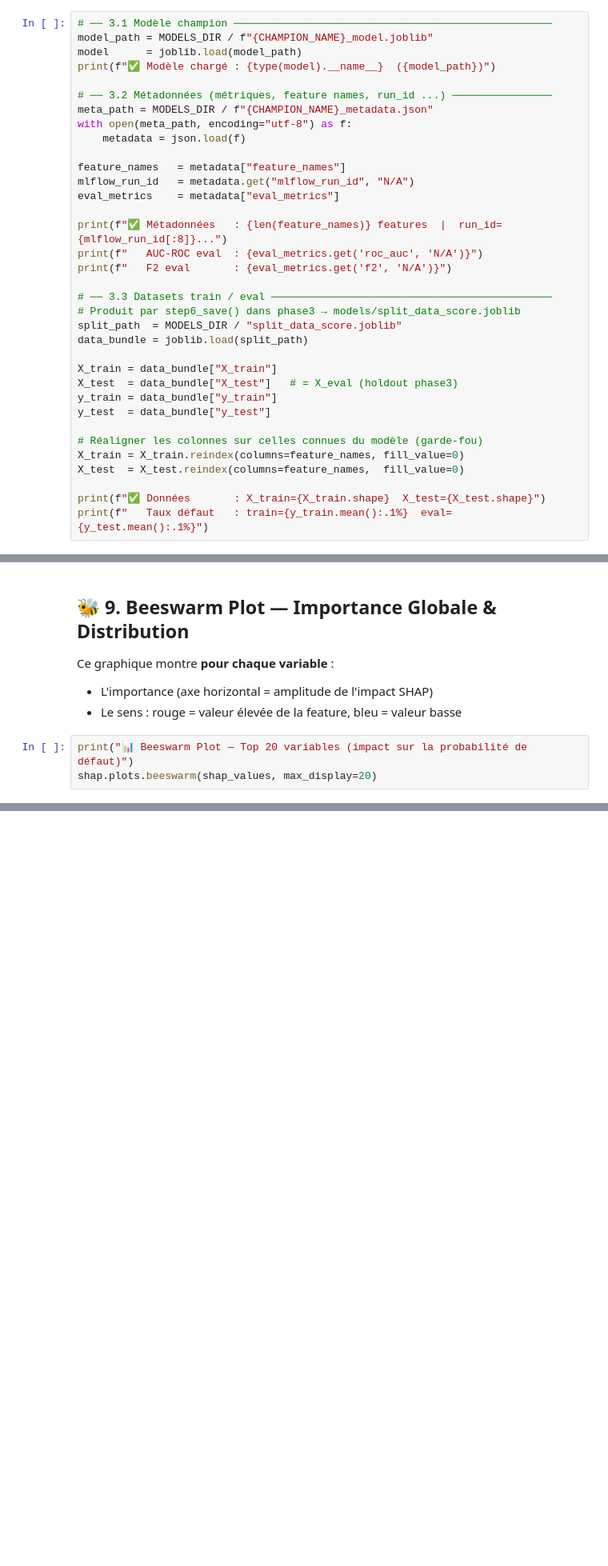
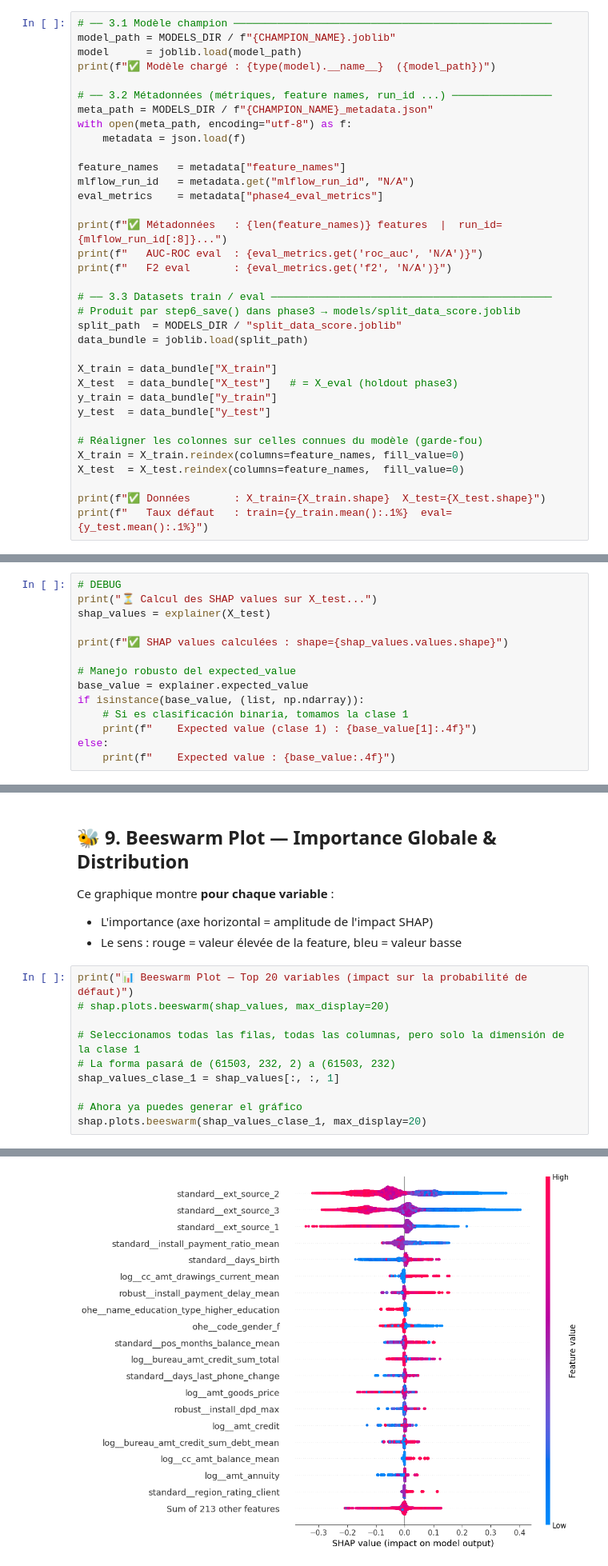
Before and after one commit to racemartin/m6_ocr, a Jupyter notebook: notebooks/04_B_Interpretation_SHAP_Credit_Scoring_Phase4.ipynb, the cells around one changed output, grey strips where cells are left out. Shown at 80% size. Cells and saved outputs as stored; diff of their text form; blank space fills up the shorter version.

```diff
--- a/notebooks/04_B_Interpretation_SHAP_Credit_Scoring_Phase4.ipynb
+++ b/notebooks/04_B_Interpretation_SHAP_Credit_Scoring_Phase4.ipynb
@@ -73,7 +73,7 @@ print(f"💰 Coût FN     : {COUT_FN}×  |  Coût FP : {COUT_FP}×")
 ## 📦 3. Chargement du modèle et des données
 # %%
 # ── 3.1 Modèle champion ───────────────────────────────────────────────────
-model_path = MODELS_DIR / f"{CHAMPION_NAME}_model.joblib"
+model_path = MODELS_DIR / f"{CHAMPION_NAME}.joblib"
 model      = joblib.load(model_path)
 print(f"✅ Modèle chargé : {type(model).__name__}  ({model_path})")
 
@@ -84,7 +84,7 @@ with open(meta_path, encoding="utf-8") as f:
 
 feature_names   = metadata["feature_names"]
 mlflow_run_id   = metadata.get("mlflow_run_id", "N/A")
-eval_metrics    = metadata["eval_metrics"]
+eval_metrics    = metadata["phase4_eval_metrics"]
 
 print(f"✅ Métadonnées   : {len(feature_names)} features  |  run_id={mlflow_run_id[:8]}...")
 print(f"   AUC-ROC eval  : {eval_metrics.get('roc_auc', 'N/A')}")
@@ -345,0 +399,14 @@ print(f"   Expected value (baseline) : {explainer.expected_value:.4f}")
+# %%
+# DEBUG
+print("⏳ Calcul des SHAP values sur X_test...")
+shap_values = explainer(X_test)
+
+print(f"✅ SHAP values calculées : shape={shap_values.values.shape}")
+
+# Manejo robusto del expected_value
+base_value = explainer.expected_value
+if isinstance(base_value, (list, np.ndarray)):
+    # Si es clasificación binaria, tomamos la clase 1
+    print(f"    Expected value (clase 1) : {base_value[1]:.4f}")
+else:
+    print(f"    Expected value : {base_value:.4f}")
@@ -351,4 +422,12 @@ Ce graphique montre **pour chaque variable** :
 - Le sens : rouge = valeur élevée de la feature, bleu = valeur basse
 # %%
 print("📊 Beeswarm Plot — Top 20 variables (impact sur la probabilité de défaut)")
-shap.plots.beeswarm(shap_values, max_display=20)
+# shap.plots.beeswarm(shap_values, max_display=20)
+
+# Seleccionamos todas las filas, todas las columnas, pero solo la dimensión de la clase 1
+# La forma pasará de (61503, 232, 2) a (61503, 232)
+shap_values_clase_1 = shap_values[:, :, 1]
+
+# Ahora ya puedes generar el gráfico
+shap.plots.beeswarm(shap_values_clase_1, max_display=20)
+# %% [output]
@@ -355,2 +435,3 @@ shap.plots.beeswarm(shap_values, max_display=20)
+[figure, added]
 # %%
 # ── Top 10 SHAP (tableau) ──────────────────────────────────────────────────
```
Also changed, not shown: parts of 14 cells of this notebook, 54 other files.
